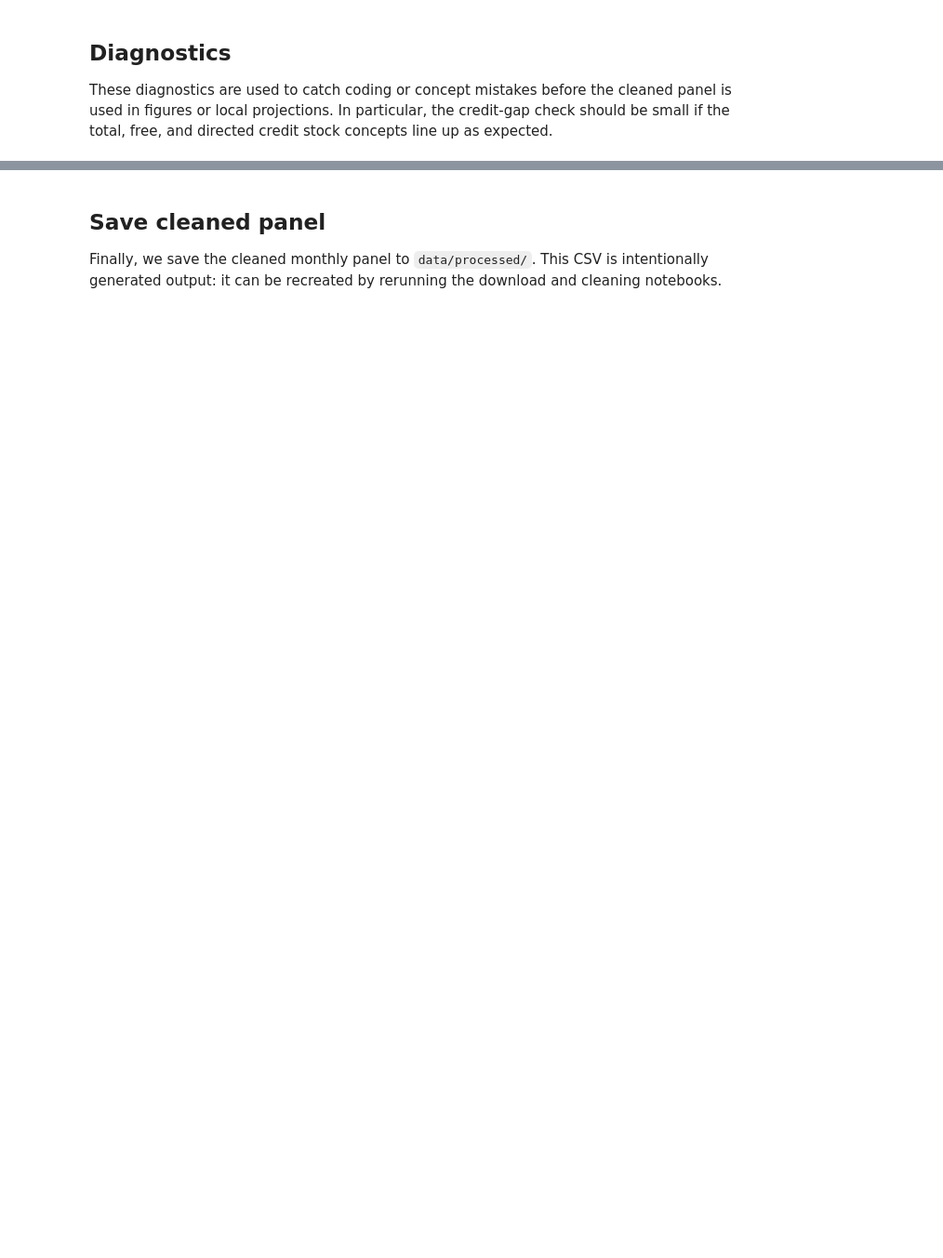
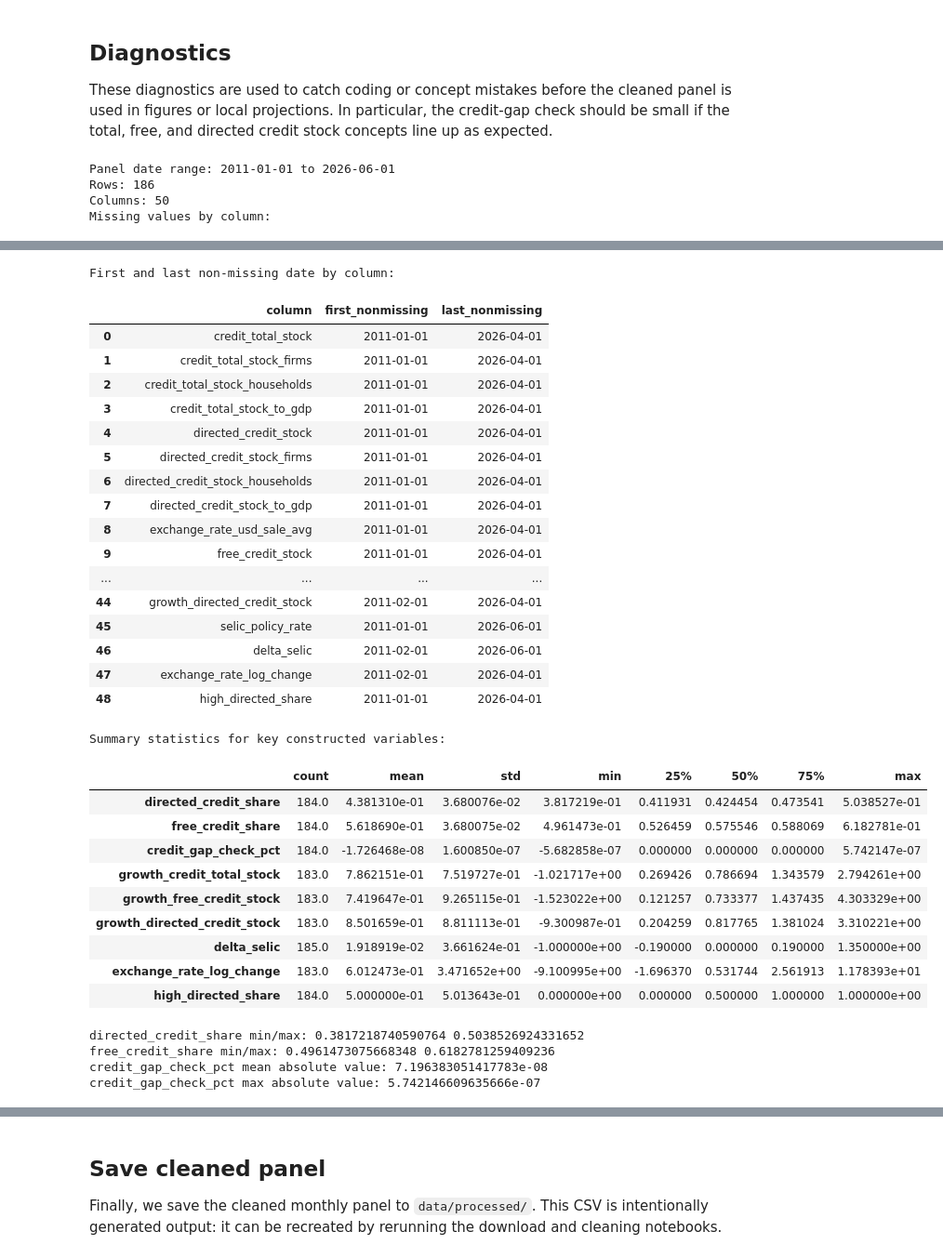
Before and after one commit to FScalco/brazil-directed-credit-monetary-policy, a Jupyter notebook: notebooks/02_clean_monthly_panel.ipynb, the cells around one changed output, grey strips where cells are left out. Shown at 93% size. Cells and saved outputs as stored; diff of their text form; code cells hidden in the pictures; blank space fills up the shorter version.

Commit message:
Expanded panel coverage

```diff
--- a/notebooks/02_clean_monthly_panel.ipynb
+++ b/notebooks/02_clean_monthly_panel.ipynb
@@ -126,7 +187,6 @@ panel = add_log_credit_variables(panel)
 panel = add_growth_rates(panel)
 panel = add_policy_variables(panel)
 panel = add_state_variables(panel)
-panel = trim_to_core_credit_coverage(panel)
 
 constructed_columns = [
     "directed_credit_share",
@@ -139,7 +199,6 @@ constructed_columns = [
     "growth_credit_total_stock",
     "growth_free_credit_stock",
     "growth_directed_credit_stock",
-    "selic_policy_rate",
     "delta_selic",
     "exchange_rate_log_change",
     "high_directed_share",
@@ -196,3 +262,10 @@ print(
     "credit_gap_check_pct max absolute value:",
     panel["credit_gap_check_pct"].abs().max(),
 )
+
+panel = panel.dropna(subset=["free_credit_stock", "directed_credit_stock"])
+# %% [output]
+Panel date range: 2011-01-01 to 2026-06-01
+Rows: 186
+Columns: 50
+Missing values by column:
@@ -198,0 +289,33 @@ print(
+First and last non-missing date by column:
+|  | column | first_nonmissing | last_nonmissing |
+| 0 | credit_total_stock | 2011-01-01 | 2026-04-01 |
+| 1 | credit_total_stock_firms | 2011-01-01 | 2026-04-01 |
+| 2 | credit_total_stock_households | 2011-01-01 | 2026-04-01 |
+| 3 | credit_total_stock_to_gdp | 2011-01-01 | 2026-04-01 |
+| 4 | directed_credit_stock | 2011-01-01 | 2026-04-01 |
+| 5 | directed_credit_stock_firms | 2011-01-01 | 2026-04-01 |
+| 6 | directed_credit_stock_households | 2011-01-01 | 2026-04-01 |
+| 7 | directed_credit_stock_to_gdp | 2011-01-01 | 2026-04-01 |
+| 8 | exchange_rate_usd_sale_avg | 2011-01-01 | 2026-04-01 |
+| 9 | free_credit_stock | 2011-01-01 | 2026-04-01 |
+| ... | ... | ... | ... |
+| 44 | growth_directed_credit_stock | 2011-02-01 | 2026-04-01 |
+| 45 | selic_policy_rate | 2011-01-01 | 2026-06-01 |
+| 46 | delta_selic | 2011-02-01 | 2026-06-01 |
+| 47 | exchange_rate_log_change | 2011-02-01 | 2026-04-01 |
+| 48 | high_directed_share | 2011-01-01 | 2026-04-01 |
+Summary statistics for key constructed variables:
+|  | count | mean | std | min | 25% | 50% | 75% | max |
+| directed_credit_share | 184.0 | 4.381310e-01 | 3.680076e-02 | 3.817219e-01 | 0.411931 | 0.424454 | 0.473541 | 5.038527e-01 |
+| free_credit_share | 184.0 | 5.618690e-01 | 3.680075e-02 | 4.961473e-01 | 0.526459 | 0.575546 | 0.588069 | 6.182781e-01 |
+| credit_gap_check_pct | 184.0 | -1.726468e-08 | 1.600850e-07 | -5.682858e-07 | 0.000000 | 0.000000 | 0.000000 | 5.742147e-07 |
+| growth_credit_total_stock | 183.0 | 7.862151e-01 | 7.519727e-01 | -1.021717e+00 | 0.269426 | 0.786694 | 1.343579 | 2.794261e+00 |
+| growth_free_credit_stock | 183.0 | 7.419647e-01 | 9.265115e-01 | -1.523022e+00 | 0.121257 | 0.733377 | 1.437435 | 4.303329e+00 |
+| growth_directed_credit_stock | 183.0 | 8.501659e-01 | 8.811113e-01 | -9.300987e-01 | 0.204259 | 0.817765 | 1.381024 | 3.310221e+00 |
+| delta_selic | 185.0 | 1.918919e-02 | 3.661624e-01 | -1.000000e+00 | -0.190000 | 0.000000 | 0.190000 | 1.350000e+00 |
+| exchange_rate_log_change | 183.0 | 6.012473e-01 | 3.471652e+00 | -9.100995e+00 | -1.696370 | 0.531744 | 2.561913 | 1.178393e+01 |
+| high_directed_share | 184.0 | 5.000000e-01 | 5.013643e-01 | 0.000000e+00 | 0.000000 | 0.500000 | 1.000000 | 1.000000e+00 |
+directed_credit_share min/max: 0.3817218740590764 0.5038526924331652
+free_credit_share min/max: 0.4961473075668348 0.6182781259409236
+credit_gap_check_pct mean absolute value: 7.196383051417783e-08
+credit_gap_check_pct max absolute value: 5.742146609635666e-07
```
Also changed, not shown: parts of 11 cells of this notebook, 3 other files.
